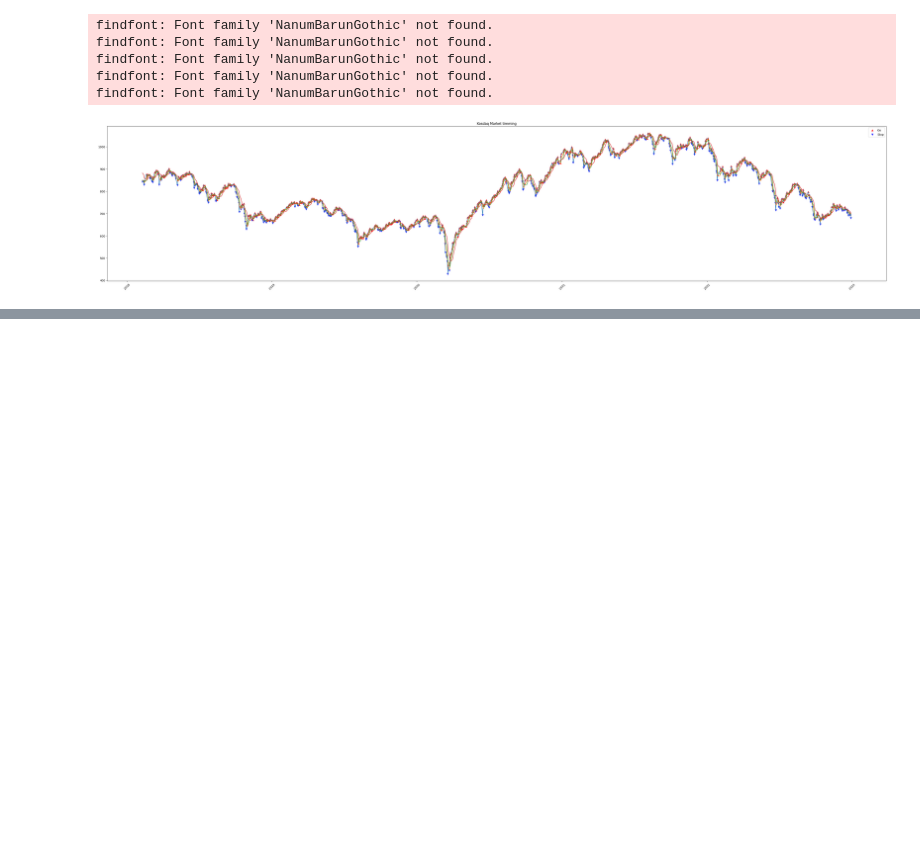
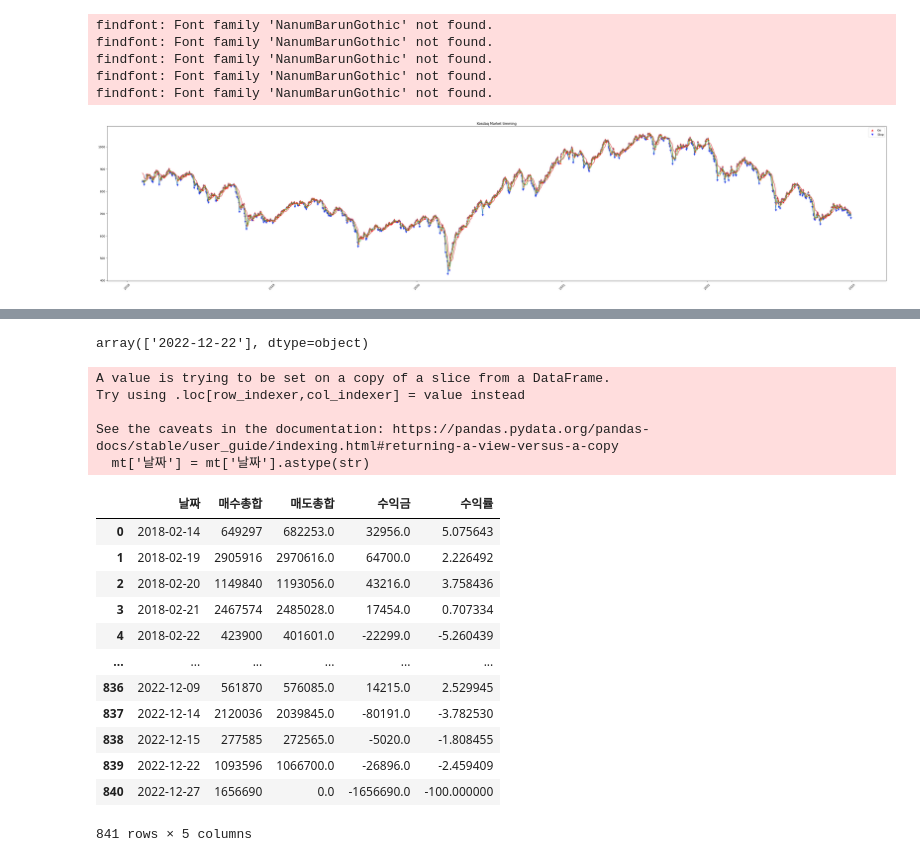
Before and after one commit to eseom31/Kis_Api_test, a Jupyter notebook: BackTesting_System/backtesting_main.ipynb, the cells around one changed output, grey strips where cells are left out. Drawn from its saved outputs; the diff is of its cells as text; code cells hidden in the pictures; blank space fills up the shorter version.

```diff
--- a/BackTesting_System/backtesting_main.ipynb
+++ b/BackTesting_System/backtesting_main.ipynb
@@ -257,0 +223,4 @@ test.head(1)
+# %%
+df_mom['날짜'].unique()[:1]
+# %% [output]
+array(['2022-12-22'], dtype=object)
@@ -257,0 +229,8 @@ test.head(1)
+# %%
+mt['날짜'] = mt['날짜'].astype(str)
+# %% [output]
+A value is trying to be set on a copy of a slice from a DataFrame.
+Try using .loc[row_indexer,col_indexer] = value instead
+
+See the caveats in the documentation: https://pandas.pydata.org/pandas-docs/stable/user_guide/indexing.html#returning-a-view-versus-a-copy
+  mt['날짜'] = mt['날짜'].astype(str)
@@ -257,0 +260,16 @@ test.head(1)
+# %%
+result
+# %% [output]
+|  | 날짜 | 매수총합 | 매도총합 | 수익금 | 수익률 |
+| 0 | 2018-02-14 | 649297 | 682253.0 | 32956.0 | 5.075643 |
+| 1 | 2018-02-19 | 2905916 | 2970616.0 | 64700.0 | 2.226492 |
+| 2 | 2018-02-20 | 1149840 | 1193056.0 | 43216.0 | 3.758436 |
+| 3 | 2018-02-21 | 2467574 | 2485028.0 | 17454.0 | 0.707334 |
+| 4 | 2018-02-22 | 423900 | 401601.0 | -22299.0 | -5.260439 |
+| ... | ... | ... | ... | ... | ... |
+| 836 | 2022-12-09 | 561870 | 576085.0 | 14215.0 | 2.529945 |
+| 837 | 2022-12-14 | 2120036 | 2039845.0 | -80191.0 | -3.782530 |
+| 838 | 2022-12-15 | 277585 | 272565.0 | -5020.0 | -1.808455 |
+| 839 | 2022-12-22 | 1093596 | 1066700.0 | -26896.0 | -2.459409 |
+| 840 | 2022-12-27 | 1656690 | 0.0 | -1656690.0 | -100.000000 |
+841 rows × 5 columns
```
Also changed, not shown: parts of 34 cells of this notebook.
